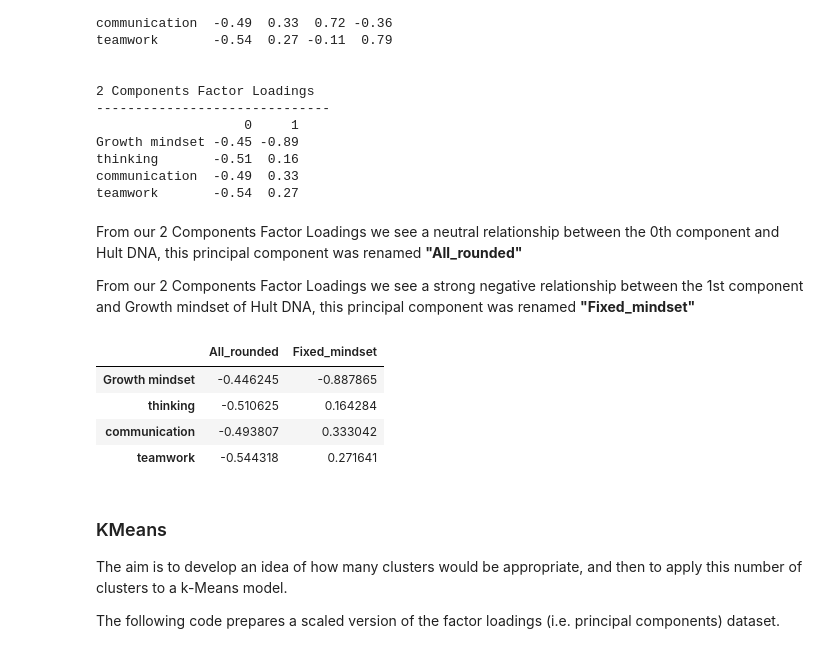
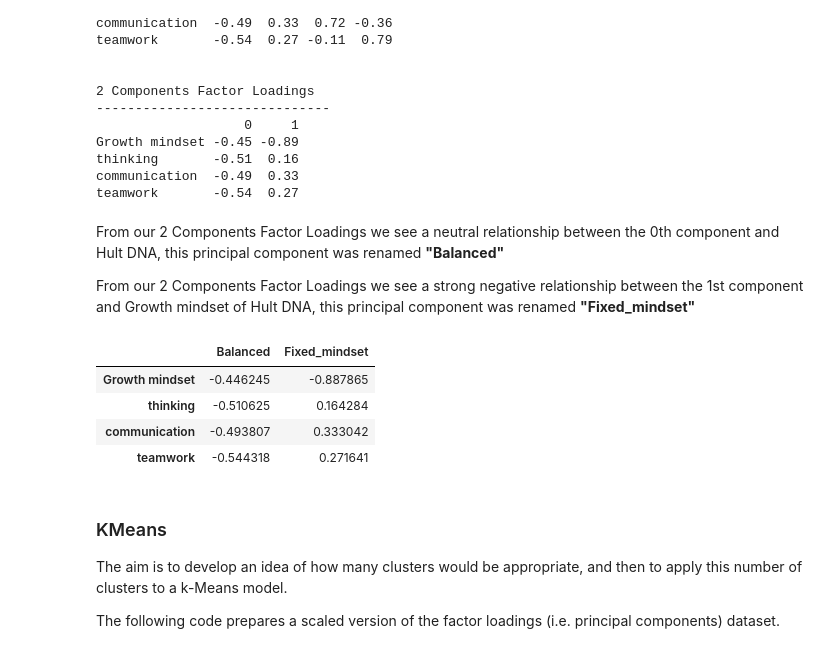
Before and after one commit to team1ValenciaHult/personalityMacWindows, a Jupyter notebook: Windows_vs_Mac_ML_Project_top5_Hult_DNA.ipynb, the cells around one changed output. Cells and saved outputs as stored; diff of their text form; code cells hidden in the pictures.

```diff
--- a/Windows_vs_Mac_ML_Project_top5_Hult_DNA.ipynb
+++ b/Windows_vs_Mac_ML_Project_top5_Hult_DNA.ipynb
@@ -1203,22 +1203,22 @@ thinking       -0.51  0.16
 communication  -0.49  0.33
 teamwork       -0.54  0.27
 # %% [markdown]
-From our  2 Components Factor Loadings we see a neutral relationship between the 0th component and Hult DNA, this principal component was renamed <strong> "All_rounded"</strong>
+From our  2 Components Factor Loadings we see a neutral relationship between the 0th component and Hult DNA, this principal component was renamed <strong> "Balanced"</strong>
 
 From our 2 Components Factor Loadings we see a strong negative relationship between the 1st component and Growth mindset of Hult DNA, this principal component was renamed <strong> "Fixed_mindset" </strong>
 # %%
 # Defining Components
-# 0	All_rounded
+# 0	Balanced
 # 1	Fixed_mindset
 
 # naming each principal component
-factor_loadings_2.columns = ['All_rounded',
+factor_loadings_2.columns = ['Balanced',
                              'Fixed_mindset']
 
 # checking the result
 factor_loadings_2
 # %% [output]
-|  | All_rounded | Fixed_mindset |
+|  | Balanced | Fixed_mindset |
 | Growth mindset | -0.446245 | -0.887865 |
 | thinking | -0.510625 | 0.164284 |
 | communication | -0.493807 | 0.333042 |
```
Also changed, not shown: parts of 10 cells of this notebook.
